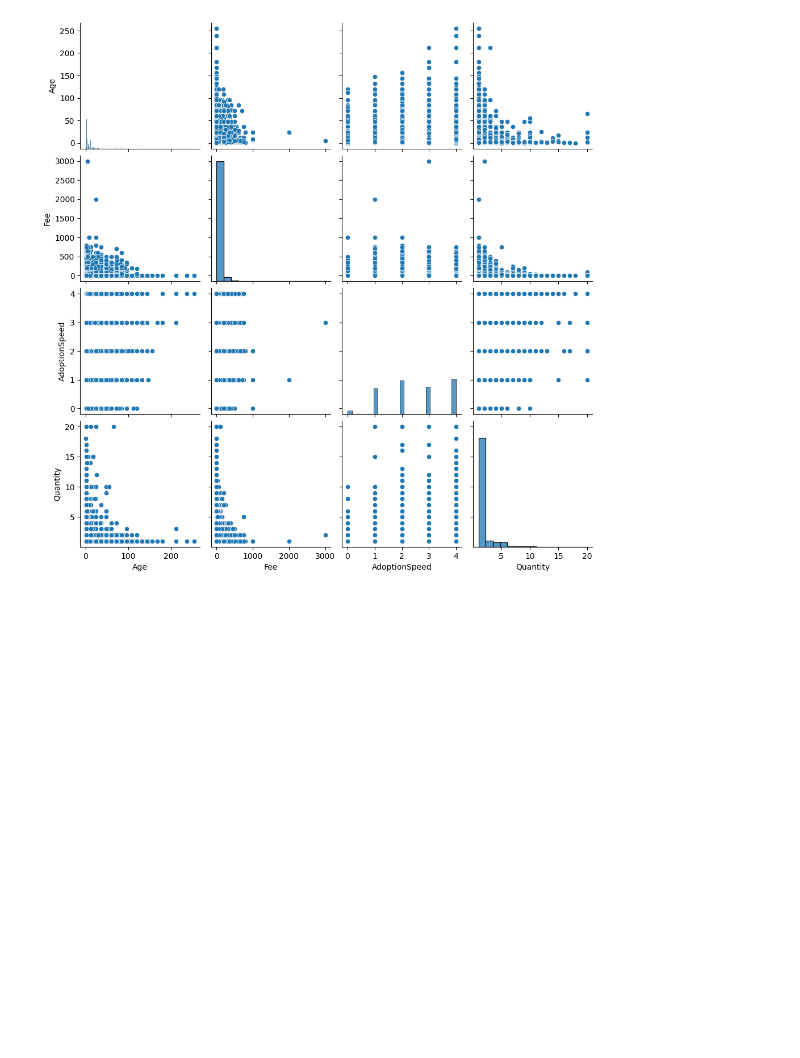
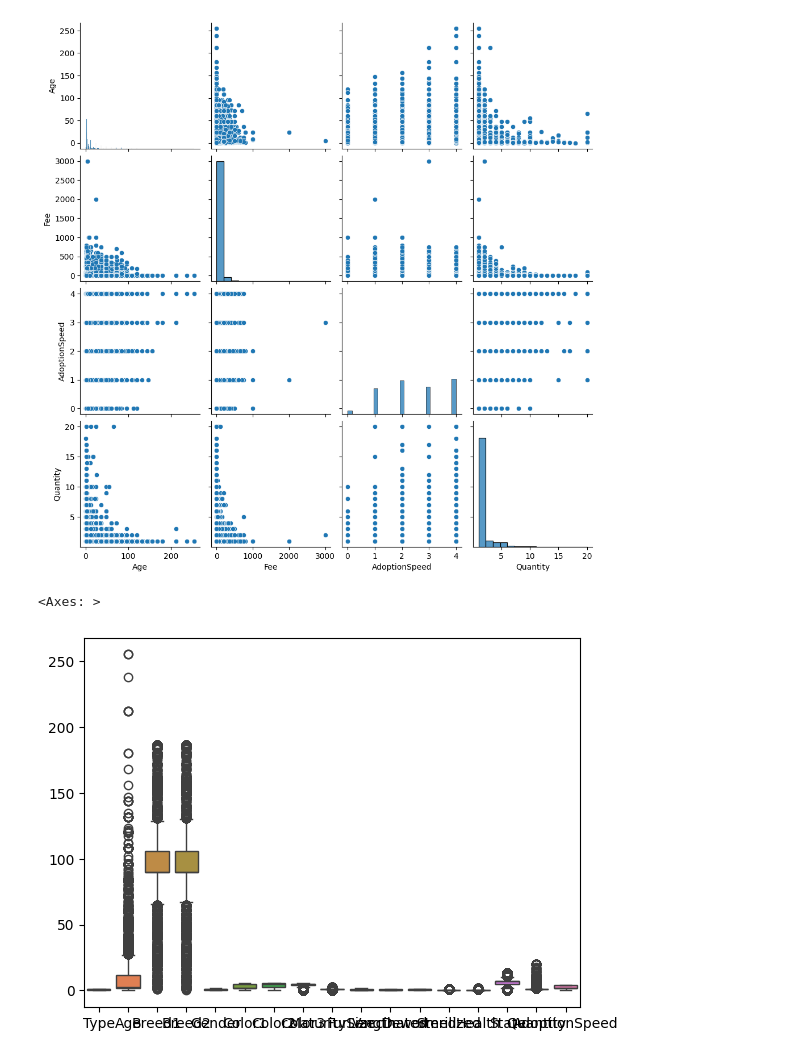
Before and after one commit to Kearskill/meow, a Jupyter notebook: XGBoost.ipynb, the cells around one changed output. Cells and saved outputs as stored; diff of their text form; code cells hidden in the pictures; blank space fills up the shorter version.

```diff
--- a/XGBoost.ipynb
+++ b/XGBoost.ipynb
@@ -196,3 +206,8 @@ sns.pairplot(df[selected_columns])
 plt.show()
 # %% [output]
 [figure]
+# %%
+sns.boxplot(df.drop(["Fee"], axis=1))
+# %% [output]
+<Axes: >
+[figure, added]
```
Also changed, not shown: parts of 10 cells of this notebook.
